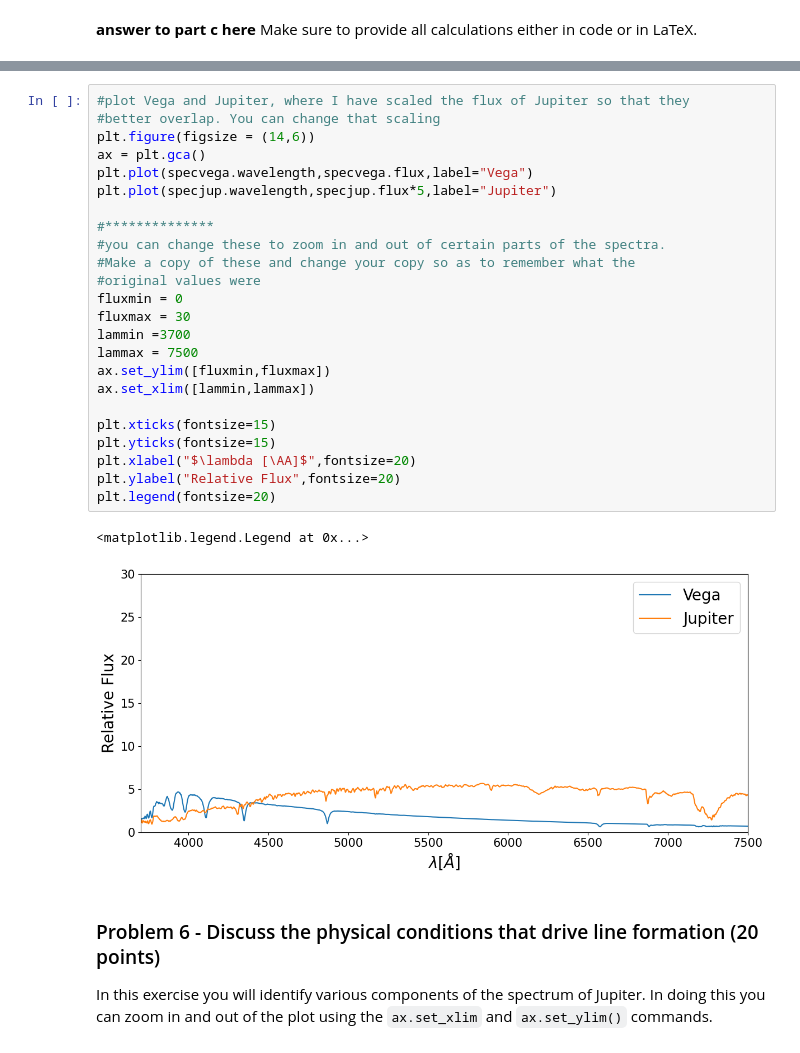
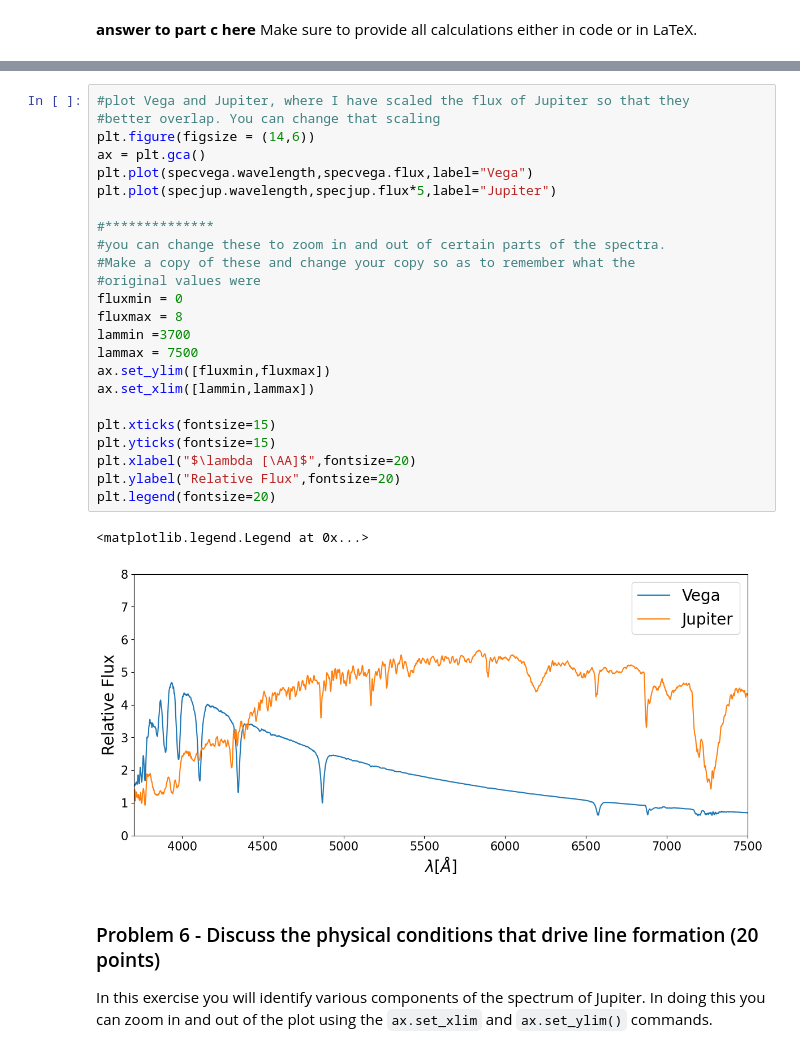
Before and after one commit to RyanNease/Analysis_real_spectra_student, a Jupyter notebook: analysis_real_spectra.student.ipynb, the cells around one changed output, grey strips where cells are left out. Cells and saved outputs as stored; diff of their text form.

```diff
--- a/analysis_real_spectra.student.ipynb
+++ b/analysis_real_spectra.student.ipynb
@@ -501,30 +505,30 @@ Using what you know about the spectral lines in an A0V star and given the spectr
 # %%
 #plot Vega and Jupiter, where I have scaled the flux of Jupiter so that they
 #better overlap. You can change that scaling
 plt.figure(figsize = (14,6))
 ax = plt.gca()
 plt.plot(specvega.wavelength,specvega.flux,label="Vega")
 plt.plot(specjup.wavelength,specjup.flux*5,label="Jupiter")
 
 #**************
 #you can change these to zoom in and out of certain parts of the spectra.
 #Make a copy of these and change your copy so as to remember what the
 #original values were
 fluxmin = 0
-fluxmax = 30
+fluxmax = 8
 lammin =3700
 lammax = 7500
 ax.set_ylim([fluxmin,fluxmax])
 ax.set_xlim([lammin,lammax])
 
 plt.xticks(fontsize=15)
 plt.yticks(fontsize=15)
 plt.xlabel("$\lambda [\AA]$",fontsize=20)
 plt.ylabel("Relative Flux",fontsize=20)
 plt.legend(fontsize=20)
 # %% [output]
 <matplotlib.legend.Legend at 0x...>
-[figure, old version]
+[figure, new version]
 # %% [markdown]
 ### Problem 6 - Discuss the physical conditions that drive line formation (20 points)
 
```
Also changed, not shown: parts of 4 cells of this notebook.
